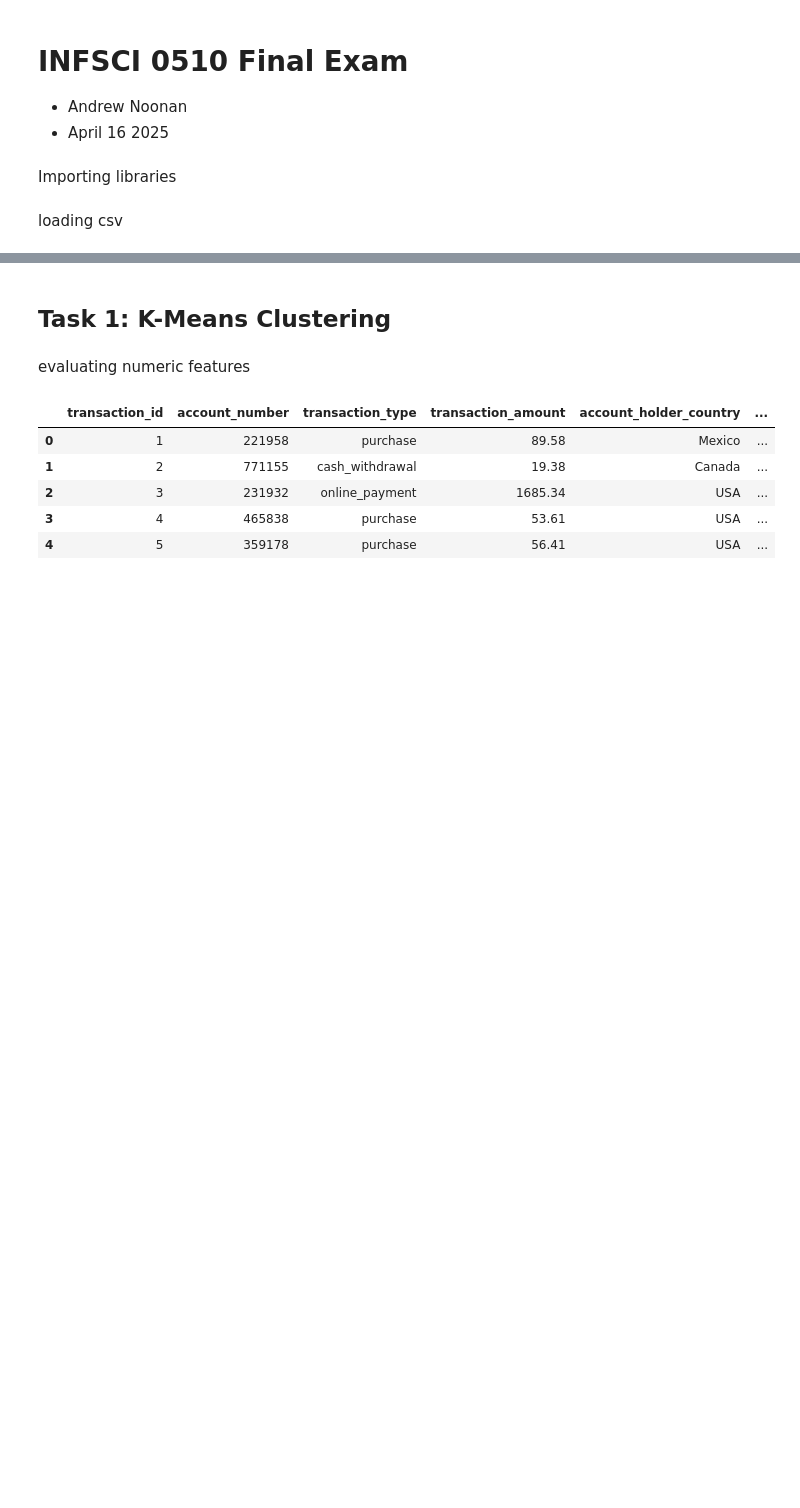
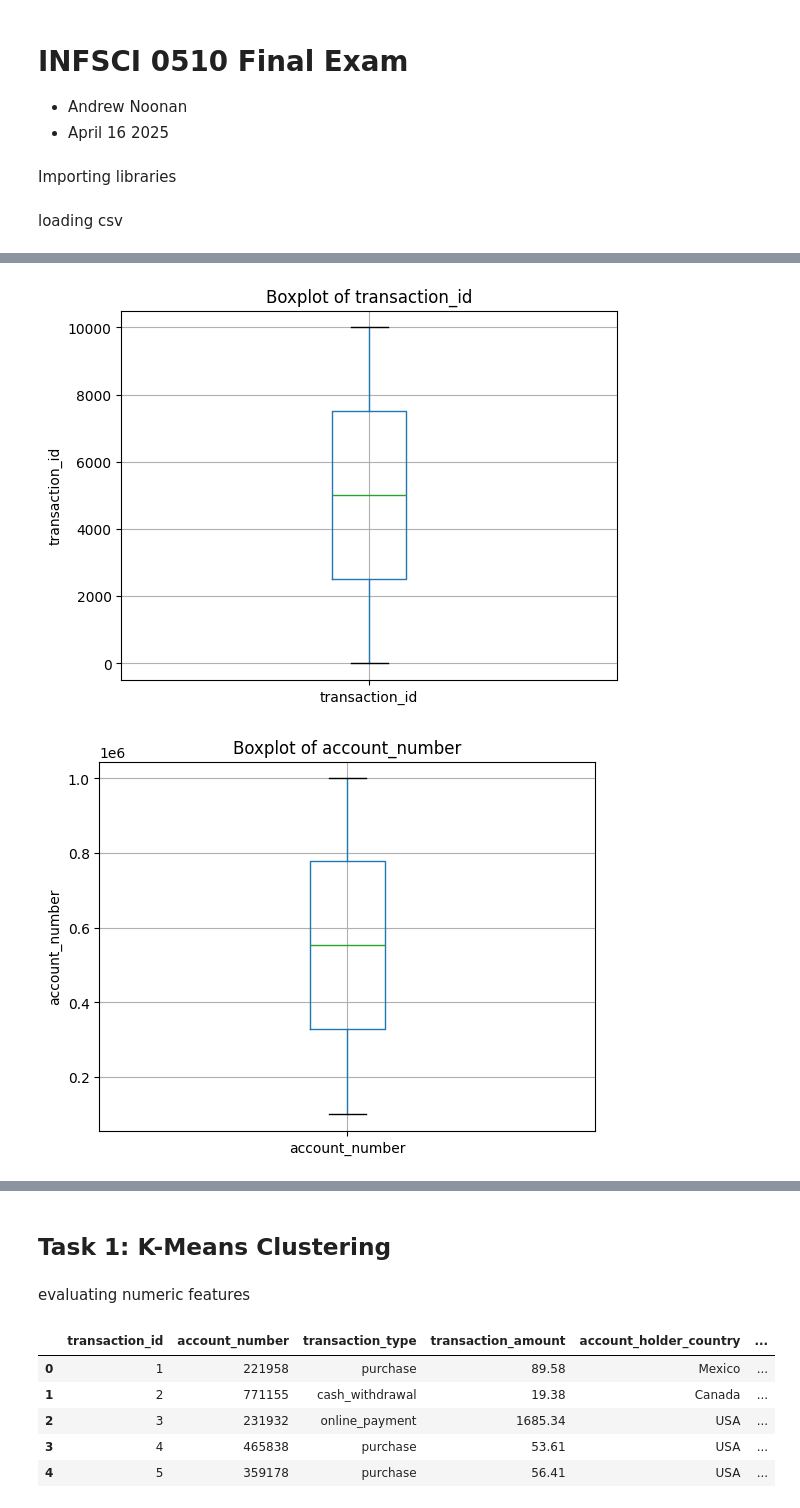
Before and after one commit to andrewnoonan2004/INFSCI-0510, a Jupyter notebook: 0510-final-exam.ipynb, the cells around one changed output, grey strips where cells are left out. Cells and saved outputs as stored; diff of their text form; code cells hidden in the pictures; blank space fills up the shorter version.

```diff
--- a/0510-final-exam.ipynb
+++ b/0510-final-exam.ipynb
@@ -21,0 +37,10 @@ df = pd.read_csv('credit_card_transactions.csv')
+# %%
+for col in df.select_dtypes(include=np.number).columns:
+    plt.figure()  # Create a new figure for each column
+    df.boxplot(column=[col])
+    plt.title(f'Boxplot of {col}')
+    plt.ylabel(col)
+    plt.show()
+# %% [output]
+[figure, added]
+[figure, added]
```
Also changed, not shown: parts of 22 cells of this notebook.
